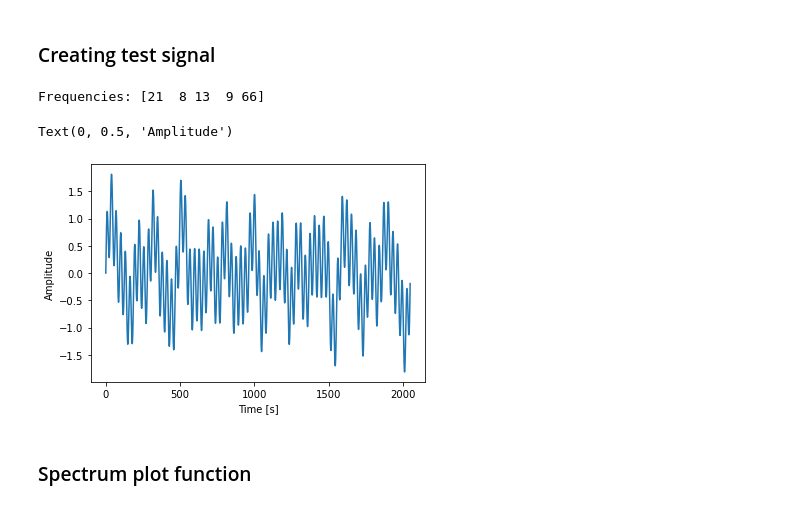
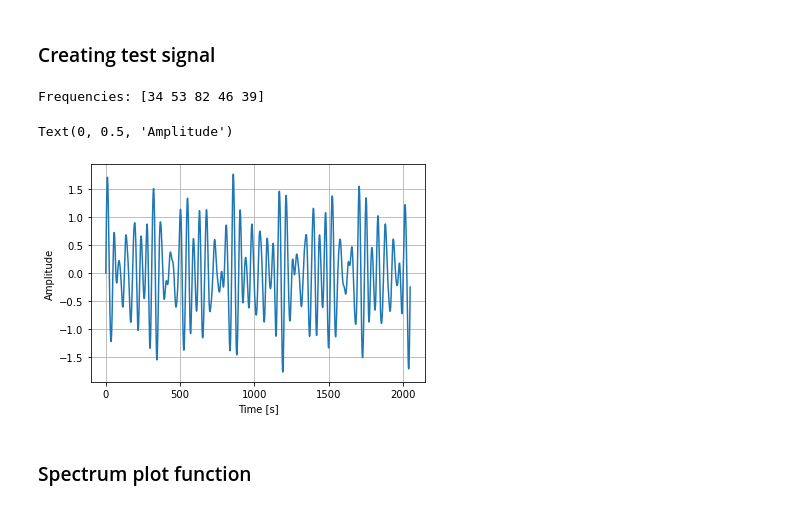
Before and after one commit to LukaszSzarecki/audio_python, a Jupyter notebook: jupyters/fft_spectrums.ipynb, the cells around one changed output. Drawn from its saved outputs; the diff is of its cells as text; code cells hidden in the pictures.

```diff
--- a/jupyters/fft_spectrums.ipynb
+++ b/jupyters/fft_spectrums.ipynb
@@ -11,35 +11,36 @@ sys.path.append('../')
 class Signal:
     def __init__(self, samples, num_of_freq):
         self.samples = samples
         self.x = np.arange(samples)
         self.num_of_freq = num_of_freq
         #Creating output signal
         self.out()
 
     def sin_wave(self, f):
         a = np.random.random()
         return a * np.sin(2*np.pi * f * (self.x/self.samples))
     def rand_freq(self):
         return np.random.randint(1,100,self.num_of_freq)
     def out(self):
         self.freqs = self.rand_freq()
         y = [self.sin_wave(f) for f in self.freqs]
         y_array = np.array(y)
         self.y = np.sum(y_array, 0)
 
 
 
 sig1 = Signal(2048, 5)
 # print(sig1.x)
 # print(sig1.y)
 print(f'Frequencies: {sig1.freqs}')
 plt.plot(sig1.x, sig1.y)
+plt.grid()
 plt.xlabel('Time [s]')
 plt.ylabel('Amplitude')
 # %% [output]
-Frequencies: [21  8 13  9 66]
+Frequencies: [34 53 82 46 39]
 Text(0, 0.5, 'Amplitude')
-[figure, old version]
+[figure, new version]
 # %% [markdown]
 ### Spectrum plot function
 # %%
```
